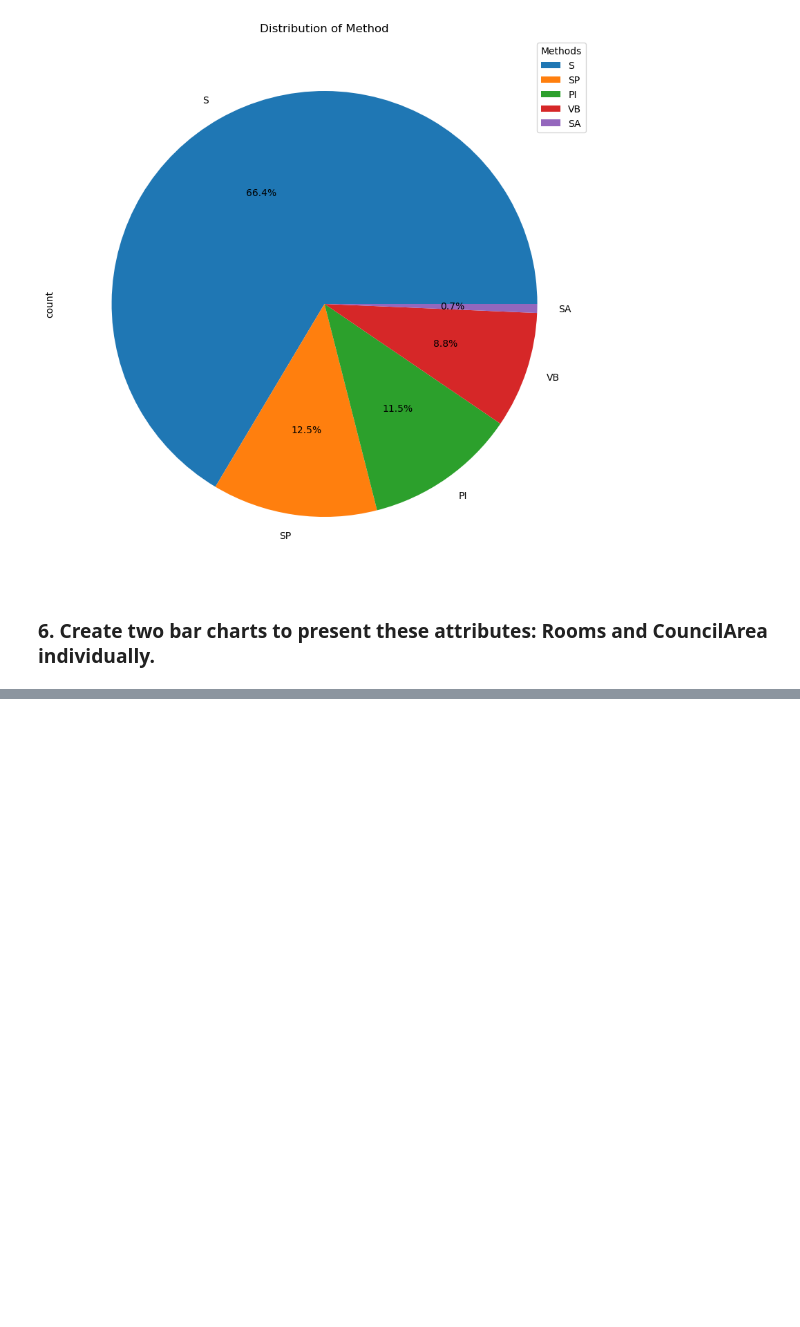
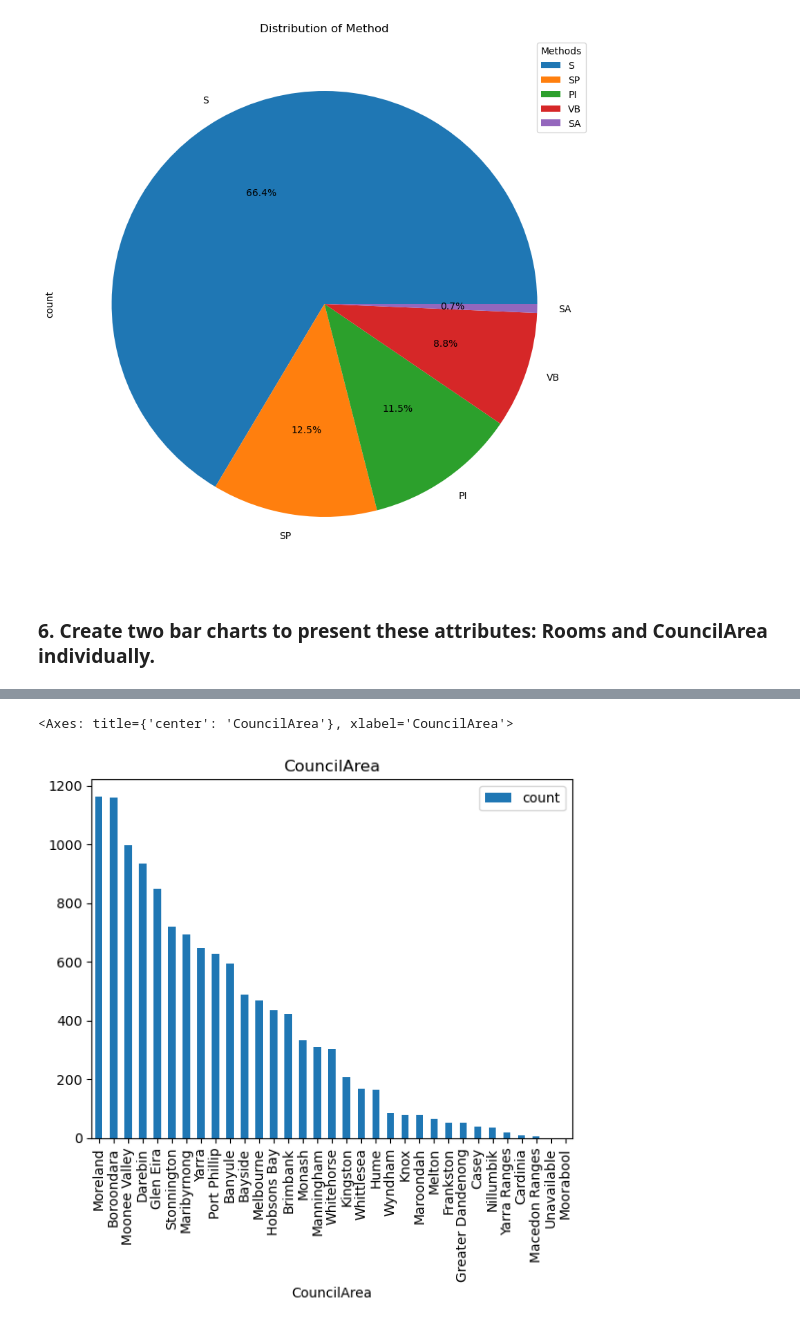
Before and after one commit to wit03/datamodel, a Jupyter notebook: midterm/test.ipynb, the cells around one changed output, grey strips where cells are left out. Drawn from its saved outputs; the diff is of its cells as text; code cells hidden in the pictures; blank space fills up the shorter version.

```diff
--- a/midterm/test.ipynb
+++ b/midterm/test.ipynb
@@ -272,0 +273,5 @@ df['Rooms'].value_counts().plot(kind='bar', title='Rooms')
+# %%
+df['CouncilArea'].value_counts().plot(kind='bar', title='CouncilArea', legend=True)
+# %% [output]
+<Axes: title={'center': 'CouncilArea'}, xlabel='CouncilArea'>
+[figure, added]
```
Also changed, not shown: parts of 2 cells of this notebook.
